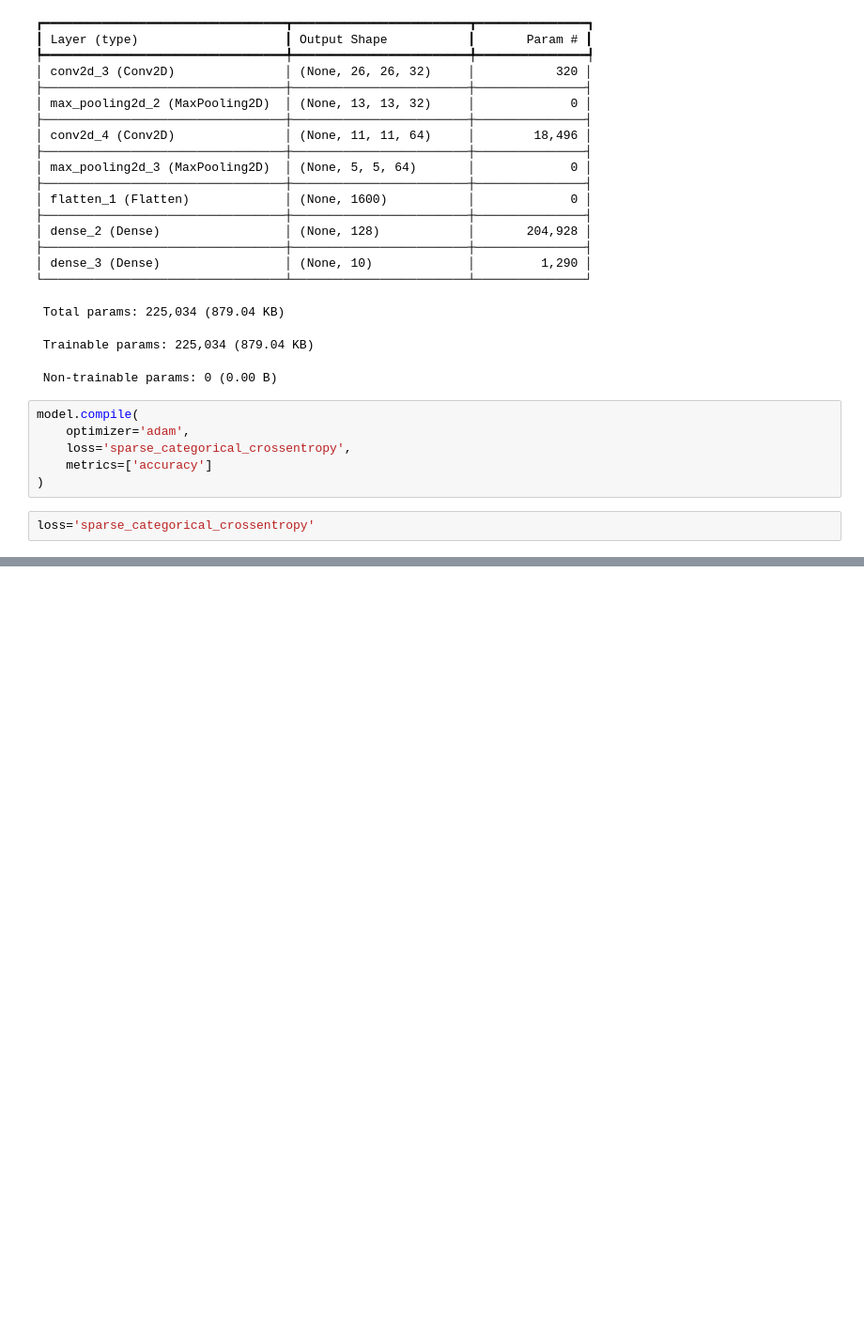
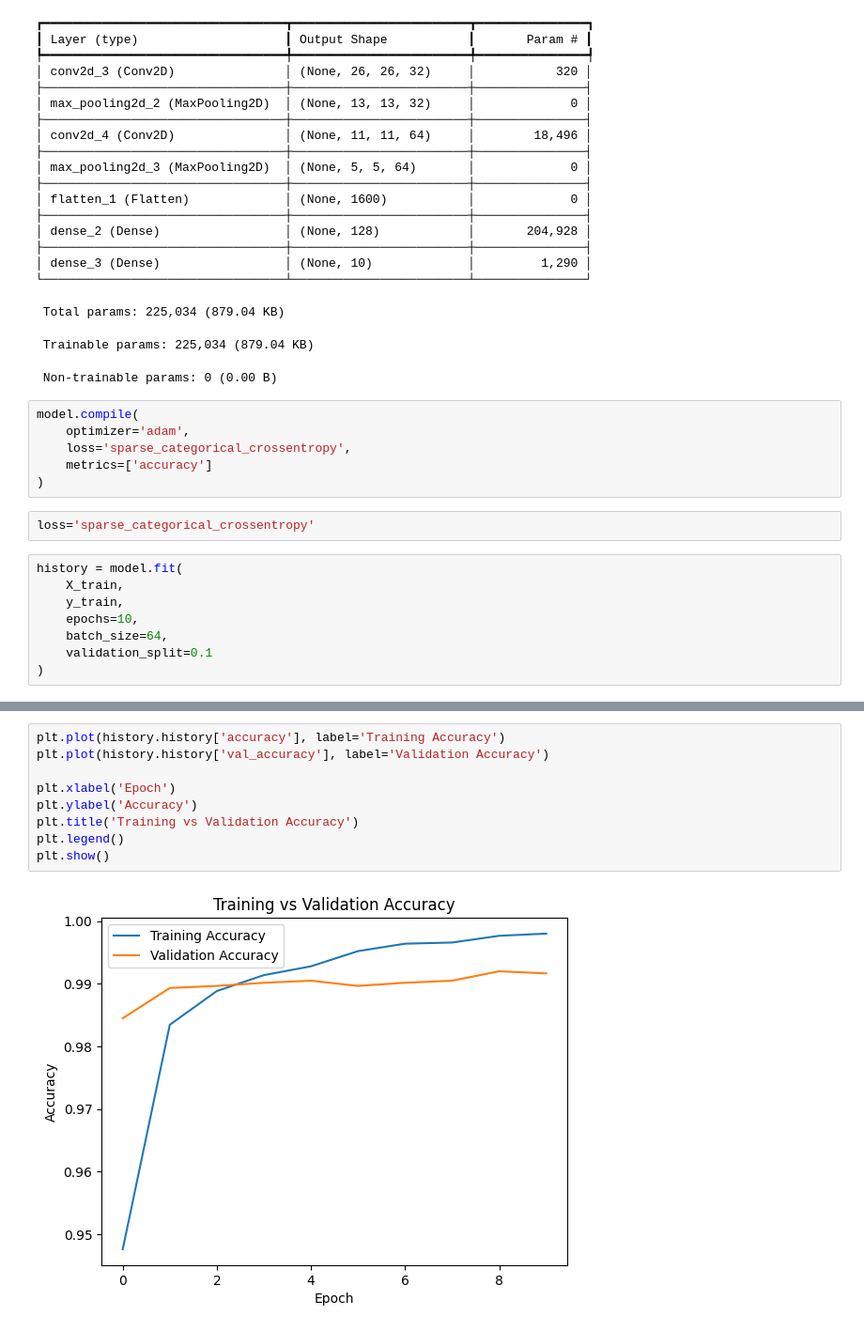
Before and after one commit to abhinavsinh014-prog/Deep-learning, a Jupyter notebook: project_on_CNN.ipynb, the cells around one changed output, grey strips where cells are left out. Shown at 94% size. Saved outputs shown, nothing was run; the diff lists cells and outputs as text; blank space fills up the shorter version.

```diff
--- a/project_on_CNN.ipynb
+++ b/project_on_CNN.ipynb
@@ -101,3 +101,11 @@ model.compile(
 )
 # %%
 loss='sparse_categorical_crossentropy'
+# %%
+history = model.fit(
+    X_train,
+    y_train,
+    epochs=10,
+    batch_size=64,
+    validation_split=0.1
+)
@@ -103,0 +133,11 @@ loss='sparse_categorical_crossentropy'
+# %%
+plt.plot(history.history['accuracy'], label='Training Accuracy')
+plt.plot(history.history['val_accuracy'], label='Validation Accuracy')
+
+plt.xlabel('Epoch')
+plt.ylabel('Accuracy')
+plt.title('Training vs Validation Accuracy')
+plt.legend()
+plt.show()
+# %% [output]
+[figure, added]
```
Also changed, not shown: parts of 17 cells of this notebook.
